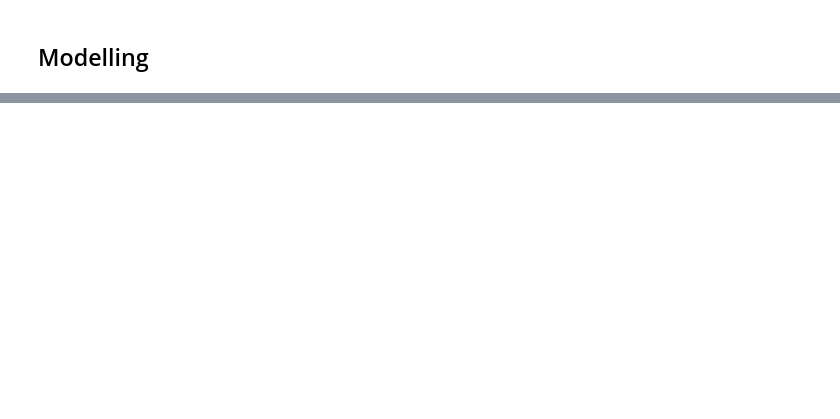
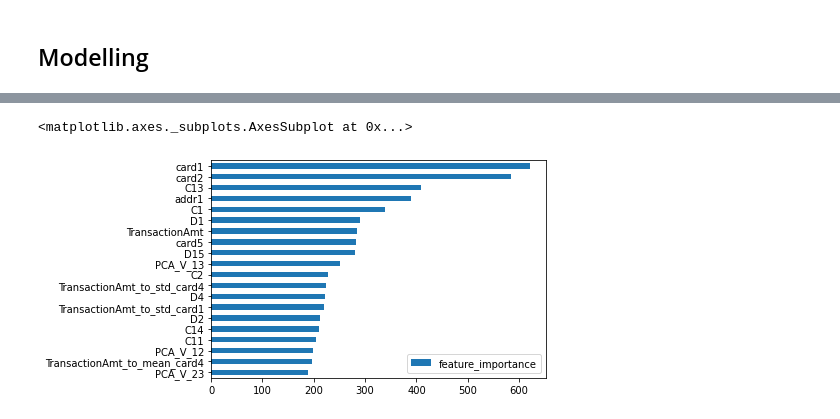
Before and after one commit to Teake1404/Shuqing-Ke-s-Python-Code-Projects, a Jupyter notebook: fraud_detection.ipynb, the cells around one changed output, grey strips where cells are left out. Drawn from its saved outputs; the diff is of its cells as text; code cells hidden in the pictures; blank space fills up the shorter version.

```diff
--- a/fraud_detection.ipynb
+++ b/fraud_detection.ipynb
@@ -376,0 +487,20 @@ df_train.loc[df_train.id_31.isin(df_train.id_31.value_counts()[df_train.id_31.va
+# %%
+n_folds=5
+folds=TimeSeriesSplit(n_splits=n_folds)
+folds=KFold(n_splits=5)
+params = {'num_leaves': 256,
+          'min_child_samples': 79,
+          'objective': 'binary',
+          'max_depth': 13,
+          'learning_rate': 0.03,
+          "boosting_type": "gbdt",
+          "subsample_freq": 3,
+          "subsample": 0.9,
+          "bagging_seed": 11,
+          "metric": 'auc',
+          "verbosity": -1,
+          'reg_alpha': 0.3,
+          'reg_lambda': 0.3,
+          'colsample_bytree': 0.9,
+          #'categorical_feature': cat_cols
+         }
@@ -376,0 +688,6 @@ df_train.loc[df_train.id_31.isin(df_train.id_31.value_counts()[df_train.id_31.va
+# %%
+model=lgb.LGBMClassifier(**params,n_estimators=50,n_jobs=20)
+# %%
+model.fit(X_tra,y_tra)
+y_pred_valid=model.predict_proba(X_val)[:,1]
+y_pred=model.predict_proba(X_test,num_iteration=model.best_iteration_)[:,1]
@@ -376,0 +703,2 @@ df_train.loc[df_train.id_31.isin(df_train.id_31.value_counts()[df_train.id_31.va
+# %%
+img=pd.DataFrame(model.feature_importances_,index=X_tra.columns,columns=['feature_importance']).sort_values(by='feature_importance',ascending=True)
@@ -376,0 +719,5 @@ df_train.loc[df_train.id_31.isin(df_train.id_31.value_counts()[df_train.id_31.va
+# %%
+img[-20:].plot(kind='barh')
+# %% [output]
+<matplotlib.axes._subplots.AxesSubplot at 0x...>
+[figure, added]
```
Also changed, not shown: parts of 26 cells of this notebook.
